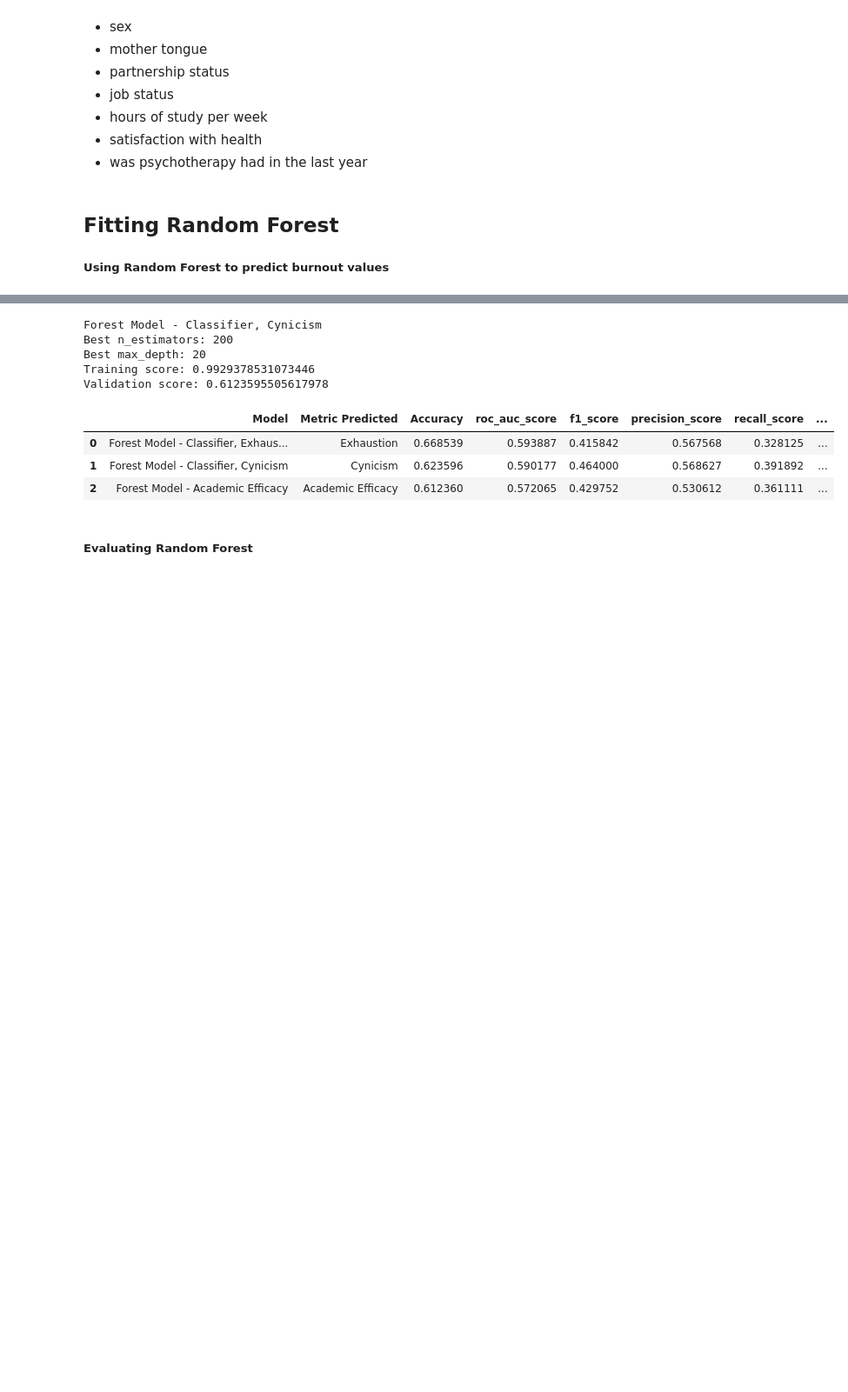
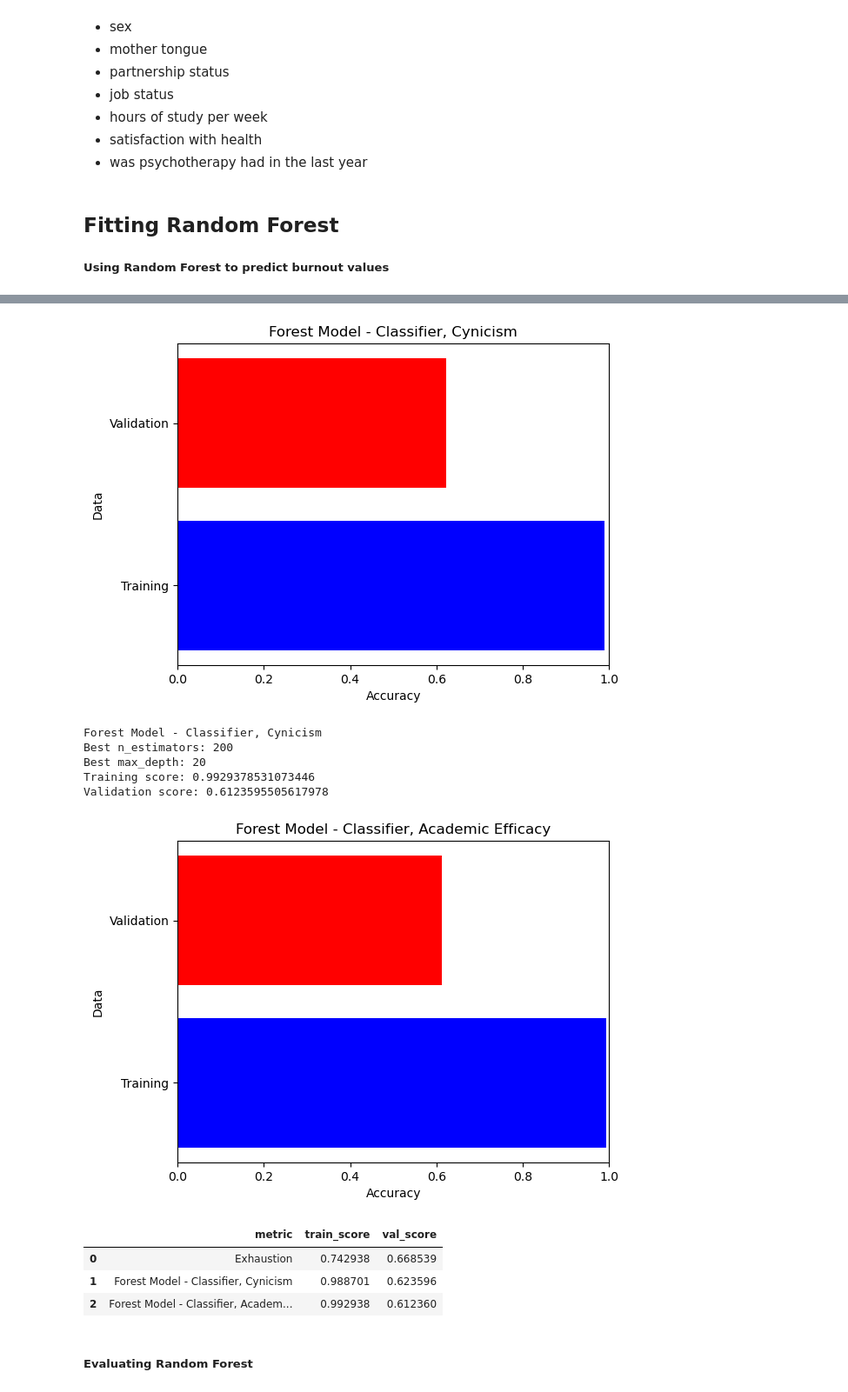
Before and after one commit to OrionSehn-personal/BurnoutPrediction, a Jupyter notebook: Burnout_Analysis.ipynb, the cells around one changed output, grey strips where cells are left out. Shown at 87% size. Cells and saved outputs as stored; diff of their text form; code cells hidden in the pictures; blank space fills up the shorter version.

```diff
--- a/Burnout_Analysis.ipynb
+++ b/Burnout_Analysis.ipynb
@@ -154,6 +154,8 @@ from sklearn.metrics import roc_auc_score, f1_score, precision_score, recall_sco
 
 n_estimators = [10, 100, 200, 1000]
 max_depth = [2, 5, 20, 100, None]
+
+train_val_scores = pd.DataFrame(columns=['metric', 'train_score', 'val_score'])
 
 # Exhaustion
 max_performance = 0
@@ -179,6 +181,21 @@ print("Best max_depth:", best_depth)
 print("Training score:", best_forest_model_ex.score(train_X, y_ex_train))
 print("Validation score:", best_forest_model_ex.score(val_X, y_ex_val))
 
+#graph training vs validation on horizontal bar graph
+plt.barh(['Training', 'Validation'], [best_forest_model_ex.score(train_X, y_ex_train), best_forest_model_ex.score(val_X, y_ex_val)], color=['blue', 'red'])
+plt.title('Forest Model - Classifier, Exhaustion')
+plt.xlabel('Accuracy')
+plt.ylabel('Data')
+plt.xlim(0, 1)
+plt.show()
+
+train_val_scores = train_val_scores.append({\
+'metric': 'Exhaustion',
+'train_score': best_forest_model_ex.score(train_X, y_ex_train),
+'val_score': best_forest_model_ex.score(val_X, y_ex_val)
+}, ignore_index=True)
+
+
 results = results.append({\
 'Model': 'Forest Model - Classifier, Exhaustion',
 'Accuracy': best_forest_model_ex.score(val_X, y_ex_val),
@@ -198,6 +215,8 @@ for n in n_estimators:
 
         forest_model = RandomForestClassifier(n_estimators=n, random_state=0, max_depth=depth)
         forest_model.fit(train_X, y_cy_train)
+
+
         # performance = forest_model.score(val_X, y_cy_val)
         performance = roc_auc_score(y_cy_val, forest_model.predict(val_X))
 
@@ -207,11 +226,27 @@ for n in n_estimators:
             max_performance = performance
             best_forest_model_cy = forest_model
 
+
 print("Forest Model - Classifier, Cynicism")
 print("Best n_estimators:", best_n)
 print("Best max_depth:", best_depth)
 print("Training score:", best_forest_model_cy.score(train_X, y_cy_train))
 print("Validation score:", best_forest_model_cy.score(val_X, y_cy_val))
+
+#graph training vs validation on horizontal bar graph
+plt.barh(['Training', 'Validation'], [best_forest_model_cy.score(train_X, y_cy_train), best_forest_model_cy.score(val_X, y_cy_val)], color=['blue', 'red'])
+plt.title('Forest Model - Classifier, Cynicism')
+plt.xlabel('Accuracy')
+plt.ylabel('Data')
+plt.xlim(0, 1)
+plt.show()
+
+train_val_scores = train_val_scores.append({
+    'metric': 'Forest Model - Classifier, Cynicism',
+    'train_score': best_forest_model_cy.score(train_X, y_cy_train),
+    'val_score': best_forest_model_cy.score(val_X, y_cy_val)
+}, ignore_index=True)
+
 results = results.append({
     'Model': 'Forest Model - Classifier, Cynicism', 'Accuracy': best_forest_model_cy.score(val_X, y_cy_val),
     'Metric Predicted': 'Cynicism',
@@ -246,6 +281,20 @@ print("Best max_depth:", best_depth)
 print("Training score:", best_forest_model_ea.score(train_X, y_ea_train))
 print("Validation score:", best_forest_model_ea.score(val_X, y_ea_val))
 
+train_val_scores = train_val_scores.append({
+    'metric': 'Forest Model - Classifier, Academic Efficacy',
+    'train_score': best_forest_model_ea.score(train_X, y_ea_train),
+    'val_score': best_forest_model_ea.score(val_X, y_ea_val)
+}, ignore_index=True)
+
+#graph training vs validation on horizontal bar graph
+plt.barh(['Training', 'Validation'], [best_forest_model_ea.score(train_X, y_ea_train), best_forest_model_ea.score(val_X, y_ea_val)], color=['blue', 'red'])
+plt.title('Forest Model - Classifier, Academic Efficacy')
+plt.xlabel('Accuracy')
+plt.ylabel('Data')
+plt.xlim(0, 1)
+plt.show()
+
 results = results.append(
     {'Model': 'Forest Model - Academic Efficacy',
     'Accuracy': best_forest_model_ea.score(val_X, y_ea_val),
@@ -257,7 +306,9 @@ results = results.append(
     'hyperparameters': 'n_estimators: ' + str(best_n) + ', max_depth: ' + str(best_depth)
     }, ignore_index=True)
 
-display(results)
+# display(results)
+
+display(train_val_scores)
 # %% [output]
 Forest Model - Classifier, Exhaustion
 Best n_estimators: 200
@@ -267,17 +319,19 @@ Validation score: 0.6685393258426966
 Forest Model - Classifier, Cynicism
 Best n_estimators: 200
 Best max_depth: 20
 Training score: 0.9887005649717514
 Validation score: 0.6235955056179775
+[figure, added]
 Forest Model - Classifier, Cynicism
 Best n_estimators: 200
 Best max_depth: 20
 Training score: 0.9929378531073446
 Validation score: 0.6123595505617978
+[figure, added]
-|  | Model | Metric Predicted | Accuracy | roc_auc_score | f1_score | precision_score | recall_score | ... |
-| 0 | Forest Model - Classifier, Exhaus... | Exhaustion | 0.668539 | 0.593887 | 0.415842 | 0.567568 | 0.328125 | ... |
-| 1 | Forest Model - Classifier, Cynicism | Cynicism | 0.623596 | 0.590177 | 0.464000 | 0.568627 | 0.391892 | ... |
-| 2 | Forest Model - Academic Efficacy | Academic Efficacy | 0.612360 | 0.572065 | 0.429752 | 0.530612 | 0.361111 | ... |
+|  | metric | train_score | val_score |
+| 0 | Exhaustion | 0.742938 | 0.668539 |
+| 1 | Forest Model - Classifier, Cynicism | 0.988701 | 0.623596 |
+| 2 | Forest Model - Classifier, Academ... | 0.992938 | 0.612360 |
 # %% [markdown]
 ##### Evaluating Random Forest
 # %%
```
Also changed, not shown: parts of 3 cells of this notebook.
